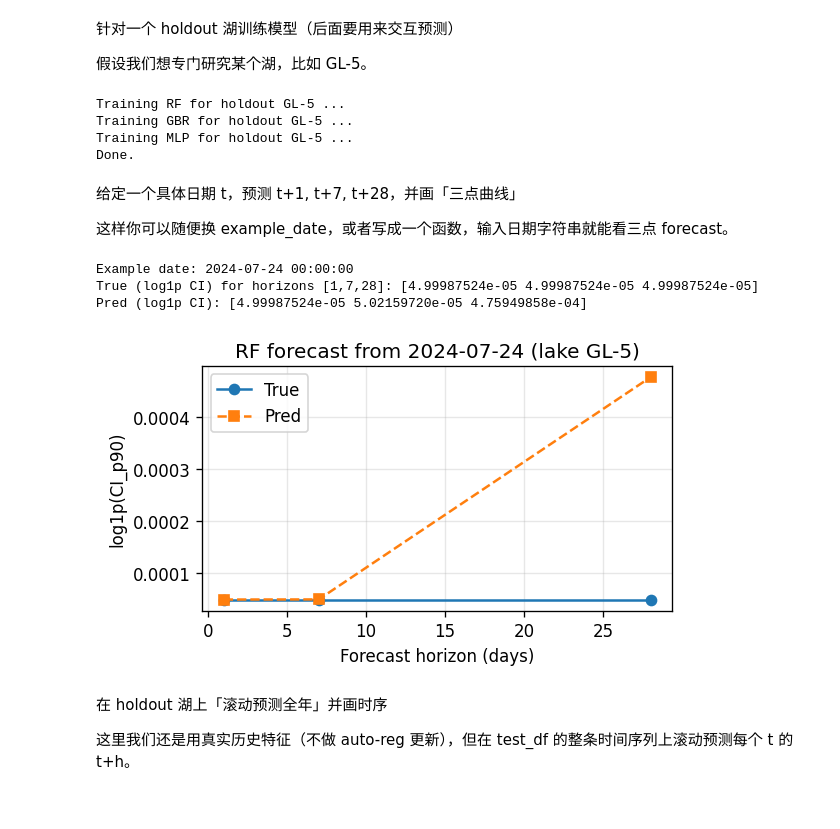
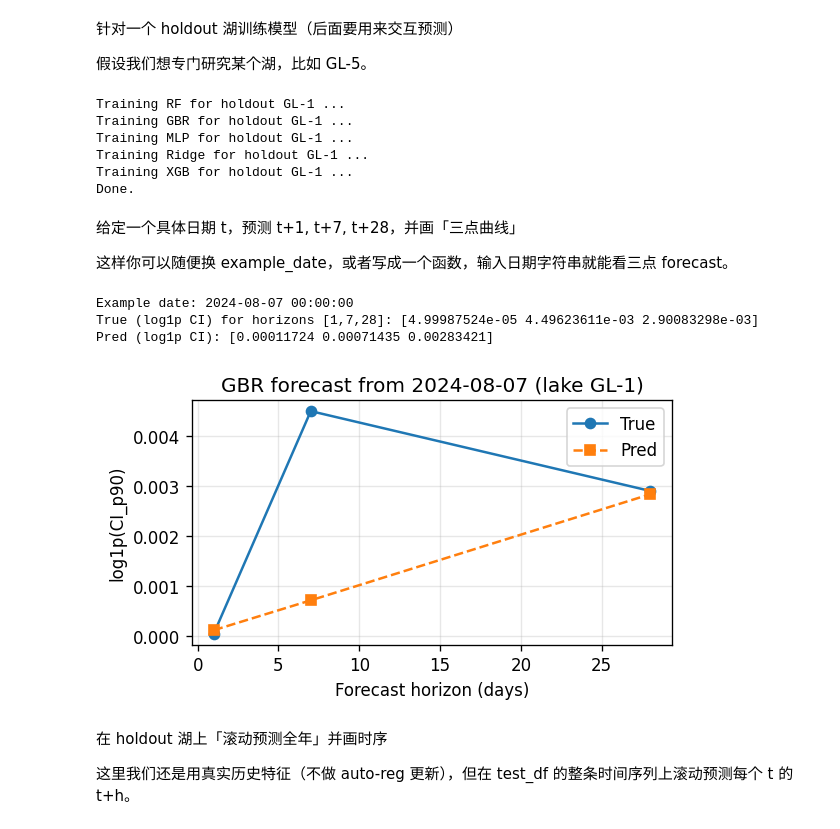
Before and after one commit to larry-ziyue-yin/HAB-forecasting, a Jupyter notebook: model_phase_2_cyanobacteria_forecasting.ipynb, the cells around one changed output. Drawn from its saved outputs; the diff is of its cells as text; code cells hidden in the pictures.

```diff
--- a/model_phase_2_cyanobacteria_forecasting.ipynb
+++ b/model_phase_2_cyanobacteria_forecasting.ipynb
@@ -247,10 +291,13 @@ def rmse(y_true, y_pred):
     return float(np.sqrt(mean_squared_error(y_true, y_pred)))
 
 def build_models(random_state=42):
-    """返回一个 {name: model} 字典，每个 model 都支持多输出 (3 个 horizon)。"""
+    """
+    返回一个 {name: model} 字典，每个 model 都支持多输出 (3 个 horizon)。
+    这里的“ARIMAX 风格”是通过 lag + exogenous 特征 + Ridge/Lasso 来实现的全局 ARX 模型。
+    """
     models = {}
 
-    # 1) Random Forest
+    # ========= 1) Random Forest =========
     rf = RandomForestRegressor(
         n_estimators=300,
         max_depth=None,
@@ -260,7 +307,7 @@ def build_models(random_state=42):
     )
     models["RF"] = MultiOutputRegressor(rf)
 
-    # 2) Gradient Boosting
+    # ========= 2) Gradient Boosting =========
     gb = GradientBoostingRegressor(
         n_estimators=300,
         max_depth=3,
@@ -269,7 +316,7 @@ def build_models(random_state=42):
     )
     models["GBR"] = MultiOutputRegressor(gb)
 
-    # 3) 简单的 MLP（前馈神经网络）+ 标准化
+    # ========= 3) MLP（和你原来一样） =========
     mlp = make_pipeline(
         StandardScaler(),
         MLPRegressor(
@@ -280,6 +327,34 @@ def build_models(random_state=42):
         ),
     )
     models["MLP"] = MultiOutputRegressor(mlp)
+
+    # ========= 4) Ridge Regression（全局线性回归） =========
+    # 直接用你现有的所有特征（包括 CI 的 lag 与 Daymet），
+    # 可以看作“全局线性 ARX”，等价于一个线性 ARIMAX。
+    ridge = Ridge(
+        alpha=1.0,
+        random_state=random_state,
+    )
+    models["Ridge"] = MultiOutputRegressor(ridge)
+
+    # ========= 5) XGBoost =========
+    # 如果环境里没装 xgboost，就跳过并打印一行信息。
+    try:
+        from xgboost import XGBRegressor
+
+        xgb = XGBRegressor(
+            n_estimators=400,
+            max_depth=4,
+            learning_rate=0.05,
+            subsample=0.8,
+            colsample_bytree=0.8,
+            objective="reg:squarederror",
+            n_jobs=-1,
+            random_state=random_state,
+        )
+        models["XGB"] = MultiOutputRegressor(xgb)
+    except ImportError:
+        print("[INFO] xgboost is not installed; skipping XGB model.")
 
     return models
 
@@ -443,7 +518,7 @@ results_pivot
 
 假设我们想专门研究某个湖，比如 GL-5。
 # %%
-HOLDOUT_LAKE = "GL-5"
+HOLDOUT_LAKE = "GL-1"
 
 train_df = df_model[df_model["lake_id"] != HOLDOUT_LAKE].copy()
 test_df  = df_model[df_model["lake_id"] == HOLDOUT_LAKE].copy()
@@ -464,9 +539,11 @@ for name, model in models.items():
 
 print("Done.")
 # %% [output]
-Training RF for holdout GL-5 ...
-Training GBR for holdout GL-5 ...
-Training MLP for holdout GL-5 ...
+Training RF for holdout GL-1 ...
+Training GBR for holdout GL-1 ...
+Training MLP for holdout GL-1 ...
+Training Ridge for holdout GL-1 ...
+Training XGB for holdout GL-1 ...
 Done.
 # %% [markdown]
 给定一个具体日期 t，预测 t+1, t+7, t+28，并画「三点曲线」
@@ -500,39 +577,39 @@ def plot_horizon_curve(horizons, y_true, y_pred, title=""):
     plt.plot(horizons, y_true, marker="o", label="True")
     plt.plot(horizons, y_pred, marker="s", linestyle="--", label="Pred")
     plt.xlabel("Forecast horizon (days)")
     plt.ylabel("log1p(CI_p90)")
     plt.title(title)
     plt.grid(True, alpha=0.3)
     plt.legend()
     plt.tight_layout()
     plt.show()
 
 # 举个例子：在 GL-5 中选一个日期（确保不在最后28天，可以先 print(test_df['date'].tail()) 看看范围）
-example_date = test_df["date"].iloc[170]   # 随便挑第 50 行
+example_date = test_df["date"].iloc[170]
 print("Example date:", example_date)
 
-model_name = "RF"   # 或 "GBR" / "MLP"
+model_name = "GBR"   # "RF" 或 "GBR" / "MLP"
 model = fitted_models[model_name]
 
 y_true, y_pred = predict_for_date(
     model=model,
     df_holdout=test_df,
     date=example_date,
     feature_cols=feature_cols,
     horizons=HORIZONS,
     target_cols=target_cols,
 )
 
 print("True (log1p CI) for horizons [1,7,28]:", y_true)
 print("Pred (log1p CI):", y_pred)
 
 plot_horizon_curve(HORIZONS, y_true, y_pred,
                    title=f"{model_name} forecast from {example_date.date()} (lake {HOLDOUT_LAKE})")
 # %% [output]
-Example date: 2024-07-24 00:00:00
-True (log1p CI) for horizons [1,7,28]: [4.99987524e-05 4.99987524e-05 4.99987524e-05]
-Pred (log1p CI): [4.99987524e-05 5.02159720e-05 4.75949858e-04]
+Example date: 2024-08-07 00:00:00
+True (log1p CI) for horizons [1,7,28]: [4.99987524e-05 4.49623611e-03 2.90083298e-03]
+Pred (log1p CI): [0.00011724 0.00071435 0.00283421]
-[figure, old version]
+[figure, new version]
 # %% [markdown]
 在 holdout 湖上「滚动预测全年」并画时序
 
```
Also changed, not shown: parts of 8 cells of this notebook, 4 other files.
